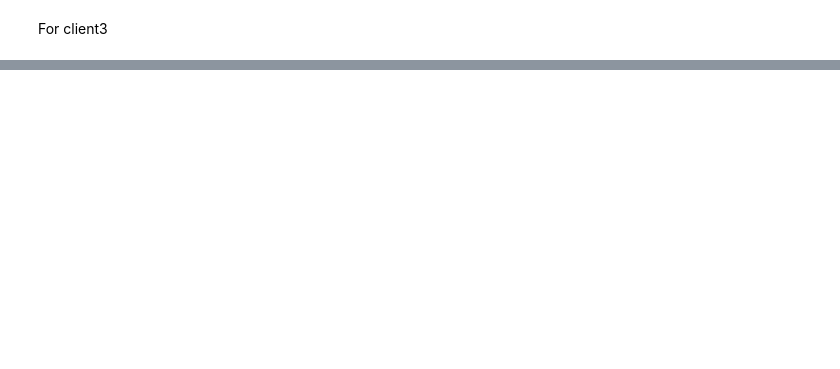
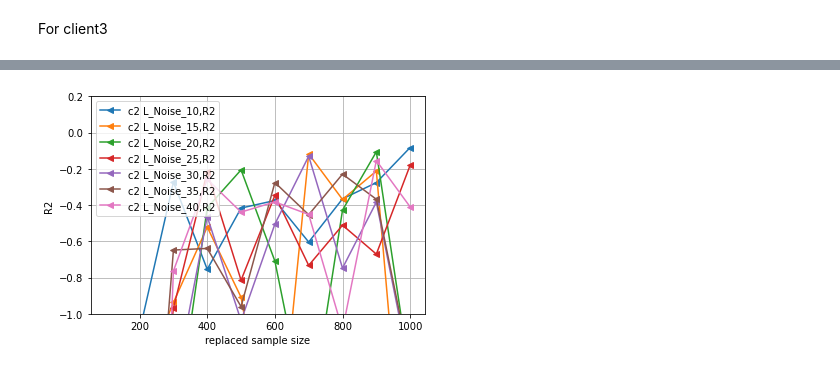
Before and after one commit to tamiratGit/FedELM, a Jupyter notebook: plote_ELM_R2_sampleSize.ipynb, the cells around one changed output, grey strips where cells are left out. Cells and saved outputs as stored; diff of their text form; code cells hidden in the pictures; blank space fills up the shorter version.

```diff
--- a/plote_ELM_R2_sampleSize.ipynb
+++ b/plote_ELM_R2_sampleSize.ipynb
@@ -175,0 +218,33 @@ plt.legend()
+# %%
+# For client Two
+c2_l_L2= int(c2_par_L2["n_nuerons"]) # l is Number of hidden neurons
+c2_alpha_L2= float(c2_par_L2["reg_cof"])
+
+c2_r2_key_rep ={}
+c2_v_values_rep={}
+c2_start=100
+c2_ranges=100
+n_samples = [5,10,15,20,25,30,35,40]
+for r_percent in n_samples:
+    c2_r2_key, c2_r2_v=r2_v(X_a2_t, X_a2_s,y_a2_t, y_a2_s, r_percent, c2_l_L2, c2_alpha_L2, c2_start, c2_ranges)
+    c2_r2_key_rep[r_percent]=c2_r2_key
+    c2_v_values_rep[r_percent]=c2_r2_v
+
+
+plt.plot(c2_r2_key_rep[10],c2_v_values_rep[10], label="c2 L_Noise_10,R2",marker='<')
+plt.plot(c2_r2_key_rep[15],c2_v_values_rep[15], label="c2 L_Noise_15,R2",marker='<')
+plt.plot(c2_r2_key_rep[20],c2_v_values_rep[20], label="c2 L_Noise_20,R2",marker='<')
+plt.plot(c2_r2_key_rep[25],c2_v_values_rep[25], label="c2 L_Noise_25,R2",marker='<')
+plt.plot(c2_r2_key_rep[30],c2_v_values_rep[30], label="c2 L_Noise_30,R2",marker='<')
+plt.plot(c2_r2_key_rep[35],c2_v_values_rep[35], label="c2 L_Noise_35,R2",marker='<')
+plt.plot(c2_r2_key_rep[40],c2_v_values_rep[40], label="c2 L_Noise_40,R2",marker='<')
+#plt.plot(c1_k_r2_bias,c1_v_r2_bias, label="client1 ELM bias,R2_tes ",marker='<')
+plt.grid("major")
+plt.ylim(-1, 0.2)
+plt.xlabel("replaced sample size")
+plt.ylabel("R2 ")
+#plt.gca().invert_xaxis()
+plt.legend()
+plt.show()
+# %% [output]
+[figure, added]
```
Also changed, not shown: parts of 13 cells of this notebook, 1 other file.
